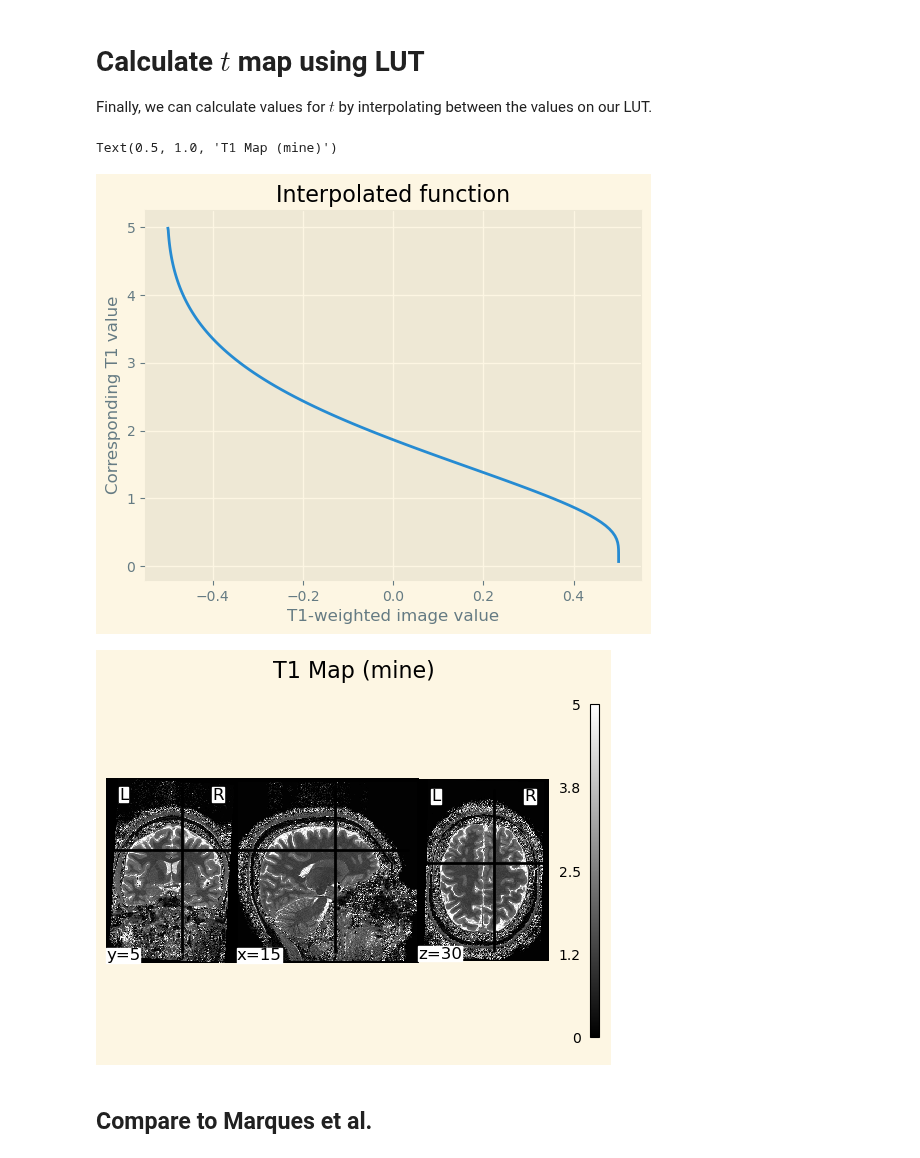
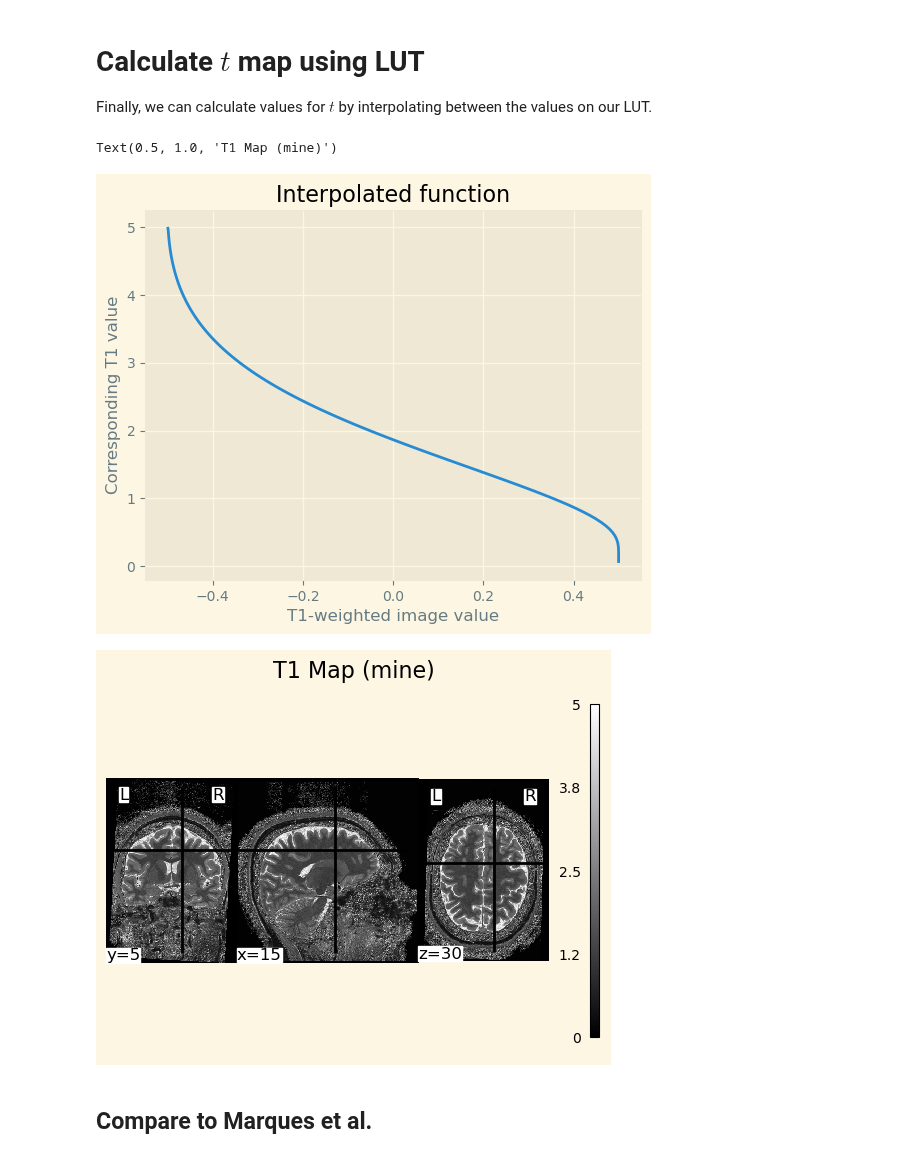
Before and after one commit to MASILab/map_t1_mapping, a Jupyter notebook: notebooks/lut_mp2rage.ipynb, the cells around one changed output. Drawn from its saved outputs; the diff is of its cells as text; code cells hidden in the pictures.

```diff
--- a/notebooks/lut_mp2rage.ipynb
+++ b/notebooks/lut_mp2rage.ipynb
@@ -81,3 +85,6 @@ Text(0.5, 1.0, 'T1-Weighted Image')
+# %%
+t1w_nifti = nib.load('outputs/example_t1w_uni.nii')
+t1w = t1w_nifti.get_fdata()
 # %% [markdown]
 # Create LUT
 Next, we calculate the values for the LUT given the provided parameters and an estimate of the t-values.
@@ -132,34 +139,34 @@ Finally, we can calculate values for $t$ by interpolating between the values on
 # %%
 # Sort arrays
 sorted_idx = np.argsort(MP2RAGE)
 MP2RAGE = MP2RAGE[sorted_idx]
 t1_estimate = t1_estimate[sorted_idx]
 
-t1w_nifti = nib.load('outputs/example_t1w_uni.nii')
-t1w = -0.5+1/4095*t1w_nifti.get_fdata()
+# t1w_nifti = nib.load('outputs/example_t1w_uni.nii')
+# t1w = -0.5+1/4095*t1w_nifti.get_fdata()
 
 # Plot function to be inverted
 fig, ax = plt.subplots()
 ax.plot(MP2RAGE, t1_estimate)
 ax.set_xlabel('T1-weighted image value')
 ax.set_ylabel('Corresponding T1 value')
 ax.set_title('Interpolated function')
 
 # Calculate for desired values
-t1_calc = np.interp(t1w.flatten(), MP2RAGE, t1_estimate)
+t1_calc = np.interp(t1w.flatten(), MP2RAGE, t1_estimate, right=0.)
 t1_calc = t1_calc.reshape(t1w.shape)
 
 # Create NIFTI
-t1_calc_nifti = nib.nifti2.Nifti2Image(t1_calc, inv1_real.affine)
+t1_calc_nifti = nib.nifti1.Nifti1Image(t1_calc, inv1_real.affine)
 
 # Plot T1 map image
 fig, ax = plt.subplots()
 plotting.plot_img(t1_calc_nifti, cut_coords=(15, 5, 30), cmap='gray', axes=ax, colorbar=True, vmin=0, vmax=5)
 ax.set_title('T1 Map (mine)')
 # %% [output]
 Text(0.5, 1.0, 'T1 Map (mine)')
 [figure]
-[figure, old version]
+[figure, new version]
 # %% [markdown]
 ## Compare to Marques et al.
 # %%
```
Also changed, not shown: parts of 5 cells of this notebook, 2 other files.
